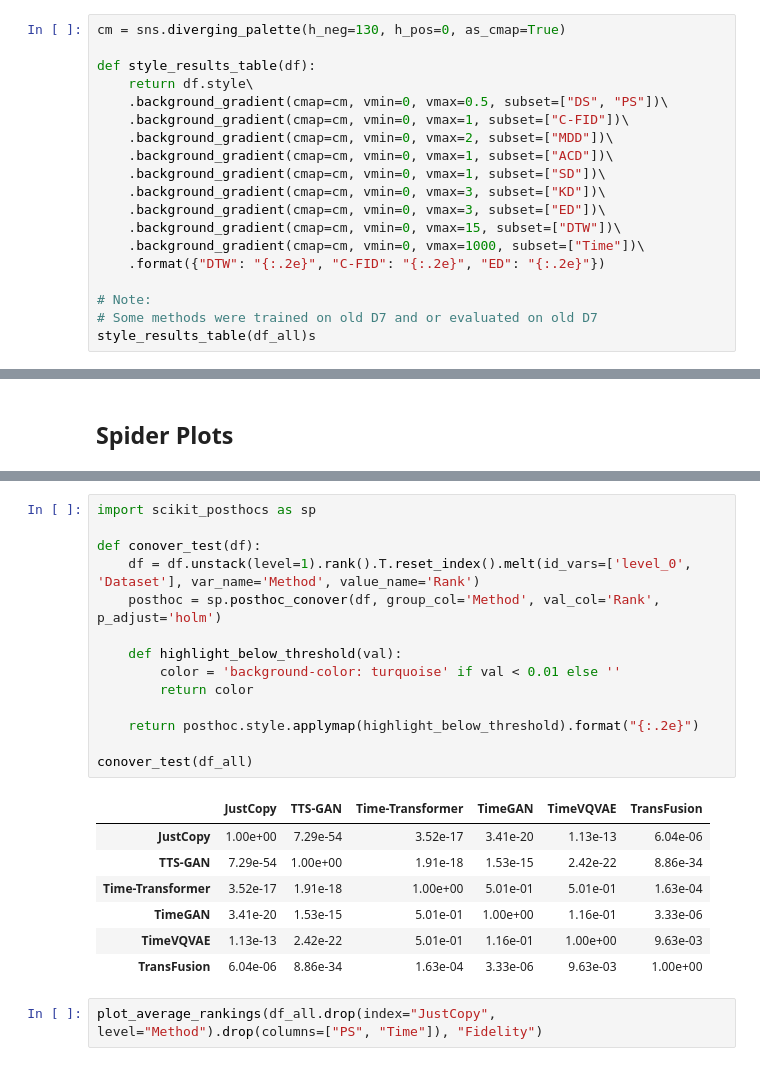
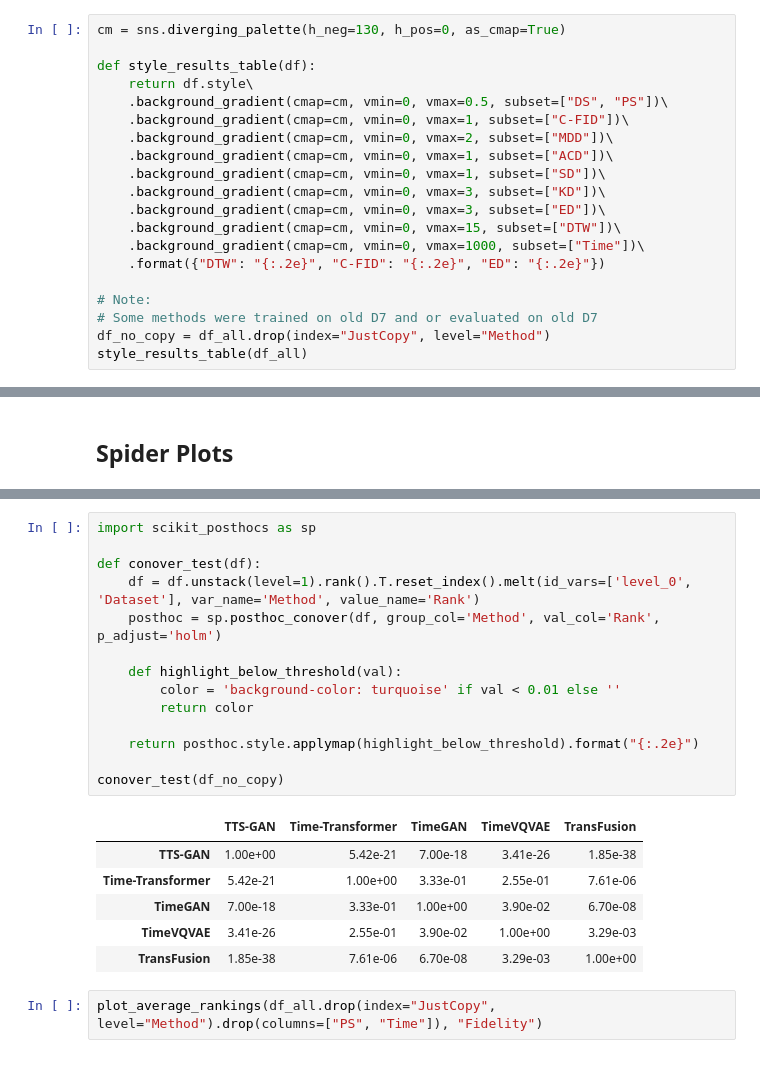
Before and after one commit to istvan-derda/Istvans-TSGBench, a Jupyter notebook: visualizations/visualize_numeric_results.ipynb, the cells around one changed output, grey strips where cells are left out. Drawn from its saved outputs; the diff is of its cells as text.

```diff
--- a/visualizations/visualize_numeric_results.ipynb
+++ b/visualizations/visualize_numeric_results.ipynb
@@ -60,7 +60,8 @@ def style_results_table(df):
 
 # Note:
 # Some methods were trained on old D7 and or evaluated on old D7
-style_results_table(df_all)s
+df_no_copy = df_all.drop(index="JustCopy", level="Method")
+style_results_table(df_all)
 # %% [output]
 |  |  | DS | PS | C-FID | MDD | ACD | SD | KD | ED | DTW | Time |
 | Method | Dataset |  |  |  |  |  |  |  |  |  |  |
@@ -172,25 +172,24 @@ plot_average_rankings(df_all.drop(index="JustCopy", level="Method"), "All Measur
 # %%
 import scikit_posthocs as sp
 
 def conover_test(df):
     df = df.unstack(level=1).rank().T.reset_index().melt(id_vars=['level_0', 'Dataset'], var_name='Method', value_name='Rank')
     posthoc = sp.posthoc_conover(df, group_col='Method', val_col='Rank', p_adjust='holm')
 
     def highlight_below_threshold(val):
         color = 'background-color: turquoise' if val < 0.01 else ''
         return color
 
     return posthoc.style.applymap(highlight_below_threshold).format("{:.2e}")
 
-conover_test(df_all)
+conover_test(df_no_copy)
 # %% [output]
-|  | JustCopy | TTS-GAN | Time-Transformer | TimeGAN | TimeVQVAE | TransFusion |
-| JustCopy | 1.00e+00 | 7.29e-54 | 3.52e-17 | 3.41e-20 | 1.13e-13 | 6.04e-06 |
-| TTS-GAN | 7.29e-54 | 1.00e+00 | 1.91e-18 | 1.53e-15 | 2.42e-22 | 8.86e-34 |
-| Time-Transformer | 3.52e-17 | 1.91e-18 | 1.00e+00 | 5.01e-01 | 5.01e-01 | 1.63e-04 |
-| TimeGAN | 3.41e-20 | 1.53e-15 | 5.01e-01 | 1.00e+00 | 1.16e-01 | 3.33e-06 |
-| TimeVQVAE | 1.13e-13 | 2.42e-22 | 5.01e-01 | 1.16e-01 | 1.00e+00 | 9.63e-03 |
-| TransFusion | 6.04e-06 | 8.86e-34 | 1.63e-04 | 3.33e-06 | 9.63e-03 | 1.00e+00 |
+|  | TTS-GAN | Time-Transformer | TimeGAN | TimeVQVAE | TransFusion |
+| TTS-GAN | 1.00e+00 | 5.42e-21 | 7.00e-18 | 3.41e-26 | 1.85e-38 |
+| Time-Transformer | 5.42e-21 | 1.00e+00 | 3.33e-01 | 2.55e-01 | 7.61e-06 |
+| TimeGAN | 7.00e-18 | 3.33e-01 | 1.00e+00 | 3.90e-02 | 6.70e-08 |
+| TimeVQVAE | 3.41e-26 | 2.55e-01 | 3.90e-02 | 1.00e+00 | 3.29e-03 |
+| TransFusion | 1.85e-38 | 7.61e-06 | 6.70e-08 | 3.29e-03 | 1.00e+00 |
 # %%
 plot_average_rankings(df_all.drop(index="JustCopy", level="Method").drop(columns=["PS", "Time"]), "Fidelity")
 # %% [output]
```
Also changed, not shown: parts of 13 cells of this notebook.
